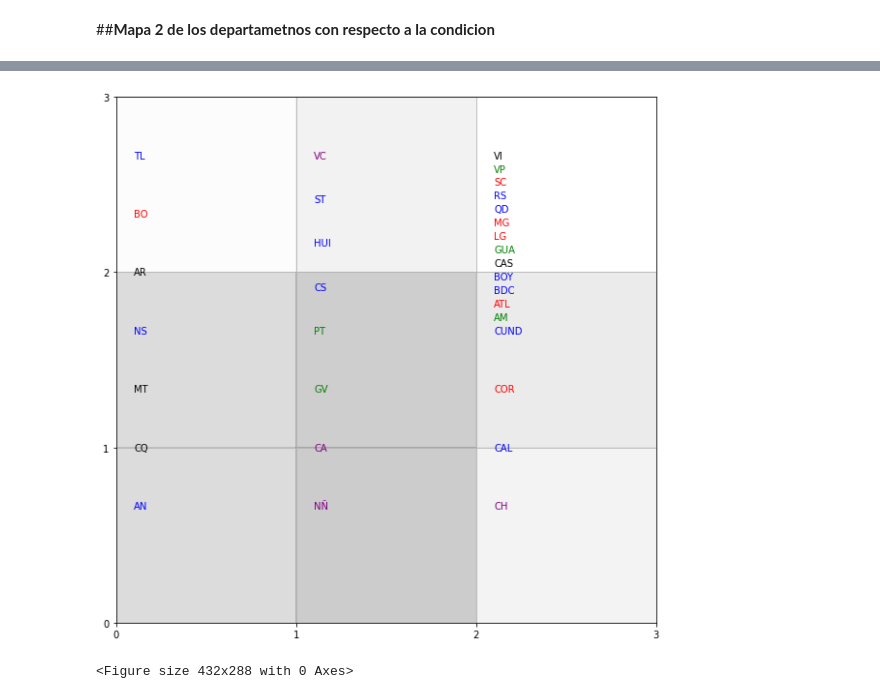
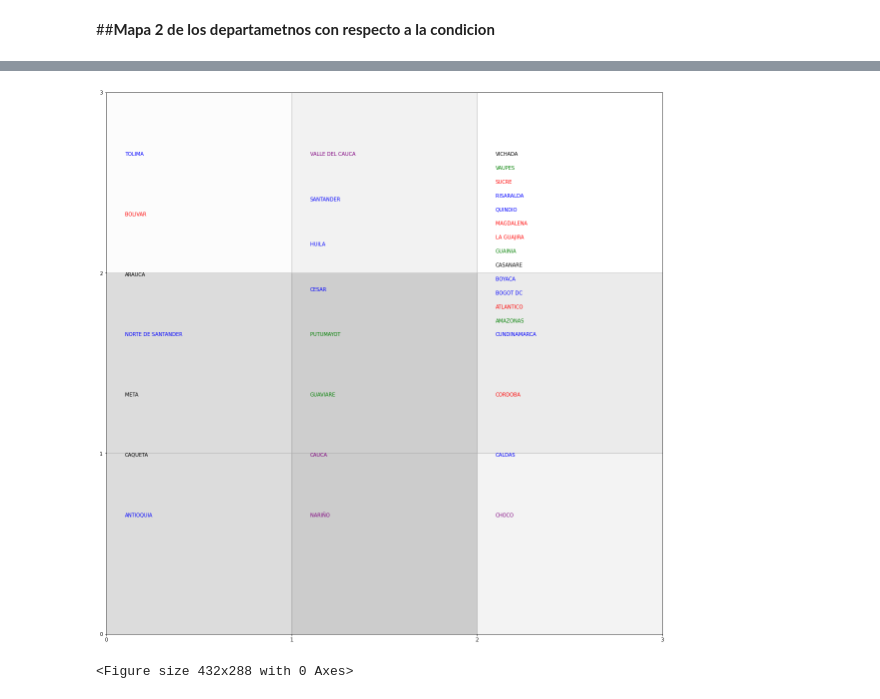
Before and after one commit to vichacker1234/Curso_mineria_de_datos, a Jupyter notebook: SOM_victimas_antipersona.ipynb, the cells around one changed output, grey strips where cells are left out. Drawn from its saved outputs; the diff is of its cells as text; code cells hidden in the pictures.

```diff
--- a/SOM_victimas_antipersona.ipynb
+++ b/SOM_victimas_antipersona.ipynb
@@ -400,3 +314,7 @@ depto_codes = {'ANTIOQUIA': 'AN','CAUCA':'CA','NARIÑO':'NA','BOLIVAR':'BO','NOR
+# %%
+#Codificación de los departamentos
+depto_codes = {'ANTIOQUIA': 'ANTIOQUIA','CAUCA':'CAUCA','NARIÑO':'NARIÑO','BOLIVAR':'BOLIVAR','NORTE DE SANTANDER':'NORTE DE SANTANDER','CORDOBA':'CORDOBA','CASANARE':'CASANARE','AMAZONAS':'AMAZONAS','ARAUCA':'ARAUCA','ATLANTICO':'ATLANTICO','BOYACA':'BOYACA','CALDAS':'CALDAS',
+               'CAQUETA':'CAQUETA','CAUCA':'CAUCA','CHOCO':'CHOCO','CUNDINAMARCA':'CUNDINAMARCA','GUAINIA':'GUAINIA','LA GUAJIRA':'LA GUAJIRA','HUILA':'HUILA','MAGDALENA':'MAGDALENA','META':'META','NARIÑO':'NARIÑO','NORTE DE SANTANDER':'NORTE DE SANTANDER','PUTUMAYO':'PUTUMAYOT','BOGOTA DC':'BOGOT DC','QUINDIO':'QUINDIO','RISARALDA':'RISARALDA','SANTANDER':'SANTANDER','SUCRE':'SUCRE','TOLIMA':'TOLIMA','VALLE DEL CAUCA':'VALLE DEL CAUCA','VAUPES':'VAUPES','VICHADA':'VICHADA','CAQUETA':'CAQUETA','GUAVIARE':'GUAVIARE','CESAR':'CESAR'}
 # %%
 #Tamaño de la lista de elemntos claves
 len(depto_codes.keys())
@@ -405,9 +323,6 @@ len(depto_codes.keys())
 # %%
 category_color_ge = {'AMAZONÍA': 'green',
                   'ANDINA': 'blue','CARIBE':'red','PACÍFICA':'purple','ORINOQUÍA':'black'}
-# %%
-depto_codes = {'ANTIOQUIA': 'AN','CAUCA':'CA','NARIÑO':'NA','BOLIVAR':'BO','NORTE DE SANTANDER':'NS','CORDOBA':'COR','CASANARE':'CAS','AMAZONAS':'AM','ARAUCA':'AR','ATLANTICO':'ATL','BOYACA':'BOY','CALDAS':'CAL',
-               'CAQUETA':'CQ','CAUCA':'CA','CHOCO':'CH','CUNDINAMARCA':'CUND','GUAINIA':'GUA','LA GUAJIRA':'LG','HUILA':'HUI','MAGDALENA':'MG','META':'MT','NARIÑO':'NÑ','NORTE DE SANTANDER':'NS','PUTUMAYO':'PT','BOGOTA DC':'BDC','QUINDIO':'QD','RISARALDA':'RS','SANTANDER':'ST','SUCRE':'SC','TOLIMA':'TL','VALLE DEL CAUCA':'VC','VAUPES':'VP','VICHADA':'VI','CAQUETA':'CQ','GUAVIARE':'GV','CESAR':'CS'}
 # %%
 dept_colors_dict = {c: category_color_ge[dm] for c, dm in zip(Data_final_victimas_reg.departamento,Data_final_victimas_reg.Regiones_naturales)}
 # %%
@@ -509,23 +394,23 @@ X
 # %%
 dept_map = som.labels_map(X,Data_final_victimas_reg.departamento)
 
-plt.figure(figsize=(10, 10))
+plt.figure(figsize=(20, 20))
 for p, d in dept_map.items():
     depts = list(d)
     x = p[0] + .1
     y = p[1] - .3
     for i, c in enumerate(depts):
         off_set = (i+1)/len(depts) - 0.05
         plt.text(x, y+off_set,shorten_dept(c), color=dept_colors_dict[c], fontsize=10)
 plt.pcolor(som.distance_map().T, cmap='gray_r', alpha=.2)
 plt.xticks(np.arange(size+1))
 plt.yticks(np.arange(size+1))
 plt.grid()
 
 
 plt.show()
 # %% [output]
-[figure, old version]
+[figure, new version]
 # %%
 plt.savefig('SOM1.png')
 # %% [output]
```
Also changed, not shown: parts of 46 cells of this notebook.
